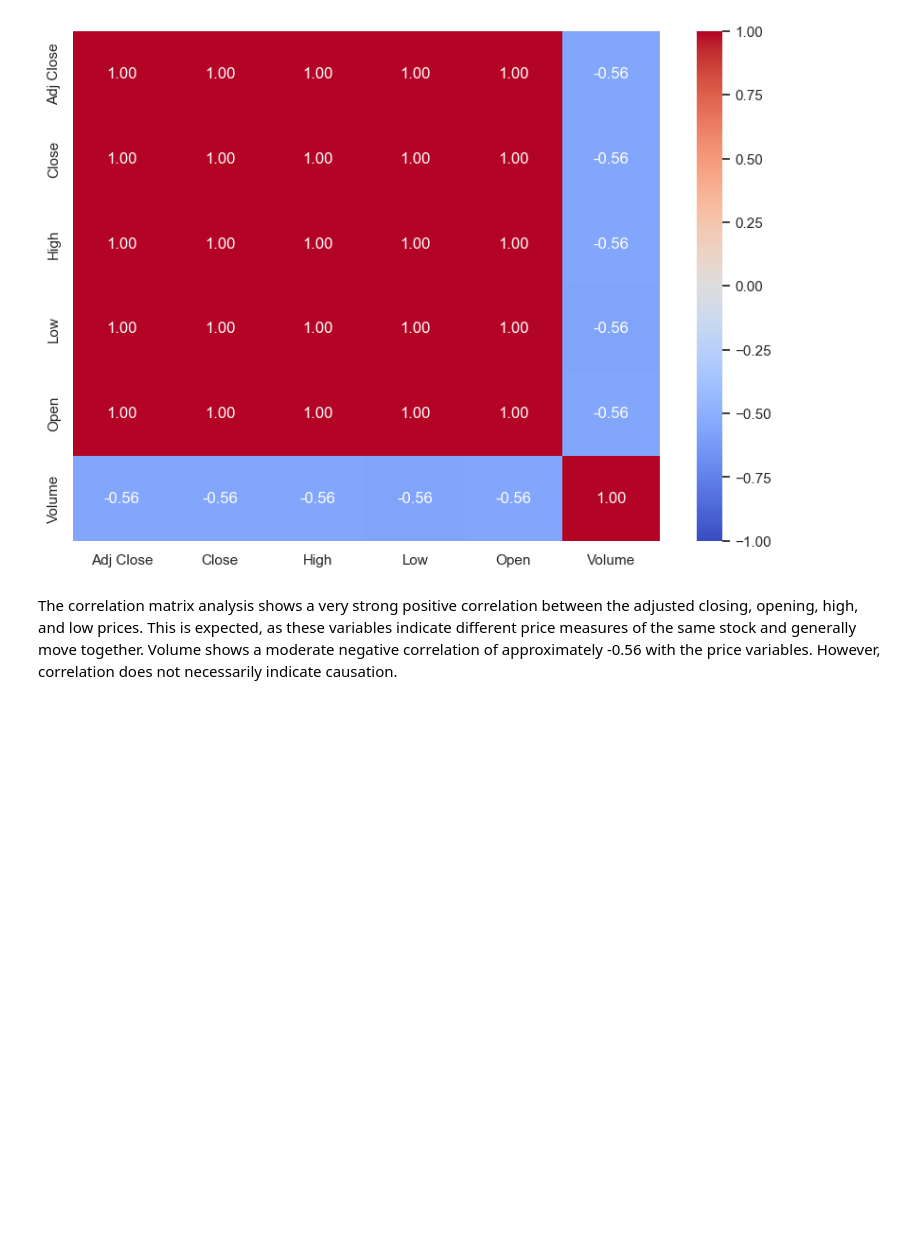
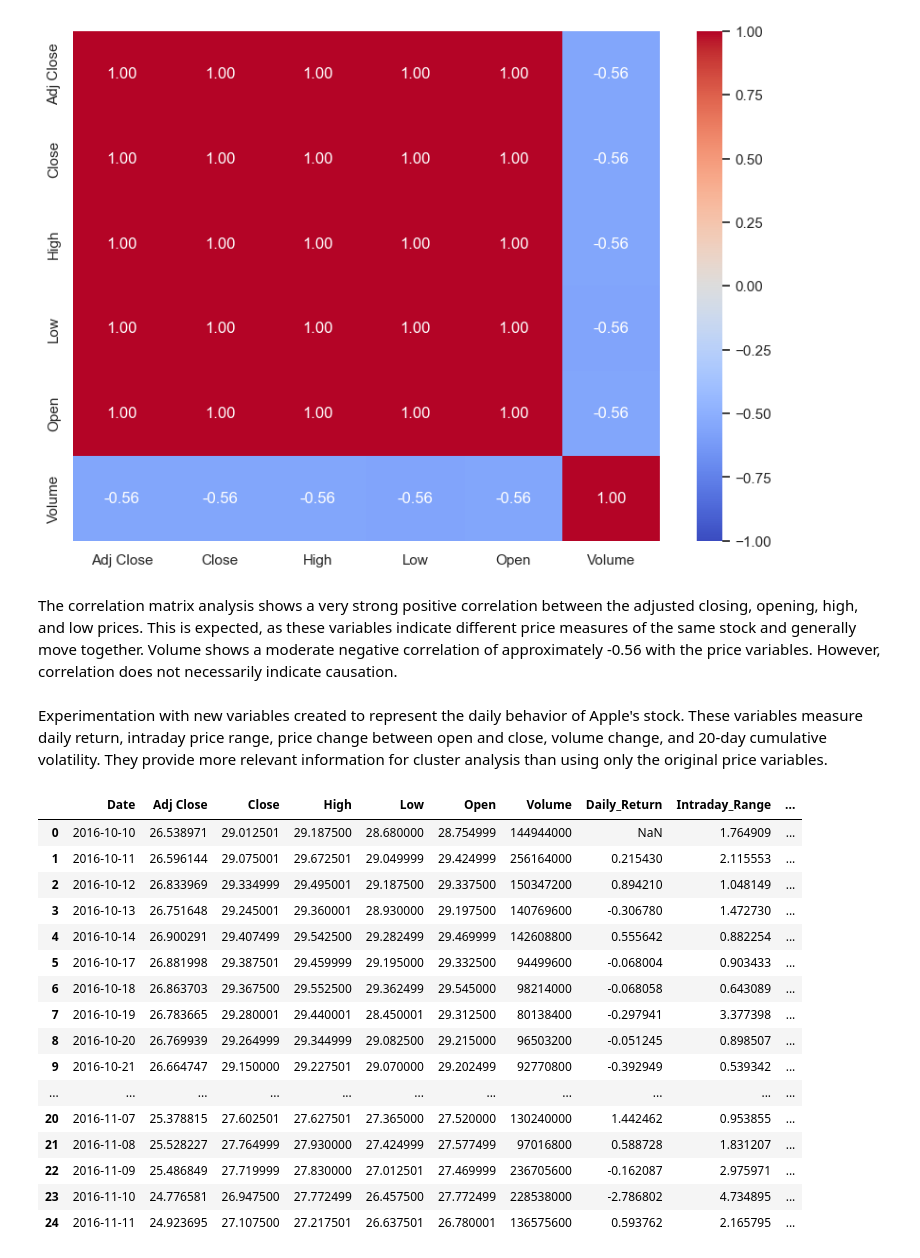
Before and after one commit to 2026228-dev/CA1MLB-2026228, a Jupyter notebook: AAPL.ipynb, the cells around one changed output. Cells and saved outputs as stored; diff of their text form; code cells hidden in the pictures; blank space fills up the shorter version.

```diff
--- a/AAPL.ipynb
+++ b/AAPL.ipynb
@@ -253,3 +254,52 @@ sns.heatmap(
 [figure]
 # %% [markdown]
 The correlation matrix analysis shows a very strong positive correlation between the adjusted closing, opening, high, and low prices. This is expected, as these variables indicate different price measures of the same stock and generally move together. Volume shows a moderate negative correlation of approximately -0.56 with the price variables. However, correlation does not necessarily indicate causation.
+# %% [markdown]
+Experimentation with new variables created to represent the daily behavior of Apple's stock. These variables measure daily return, intraday price range, price change between open and close, volume change, and 20-day cumulative volatility. They provide more relevant information for cluster analysis than using only the original price variables.
+# %%
+# Create a copy of the original dataset
+data_features = data.copy()
+
+# Daily percentage return
+data_features["Daily_Return"] = data_features["Adj Close"].pct_change() * 100
+
+# Difference between the highest and lowest price of the day
+data_features["Intraday_Range"] = (
+    (data_features["High"] - data_features["Low"])
+    / data_features["Open"]
+) * 100
+
+# Percentage change between opening and closing prices
+data_features["Open_Close_Change"] = (
+    (data_features["Close"] - data_features["Open"])
+    / data_features["Open"]
+) * 100
+
+# Daily percentage change in trading volume
+data_features["Volume_Change"] = data_features["Volume"].pct_change() * 100
+
+# Price volatility over a 20-trading-day window
+data_features["Rolling_Volatility"] = (
+    data_features["Daily_Return"].rolling(window=20).std()
+)
+
+# Display the first 25 rows
+data_features.head(25)
+# %% [output]
+|  | Date | Adj Close | Close | High | Low | Open | Volume | Daily_Return | Intraday_Range | ... |
+| 0 | 2016-10-10 | 26.538971 | 29.012501 | 29.187500 | 28.680000 | 28.754999 | 144944000 | NaN | 1.764909 | ... |
+| 1 | 2016-10-11 | 26.596144 | 29.075001 | 29.672501 | 29.049999 | 29.424999 | 256164000 | 0.215430 | 2.115553 | ... |
+| 2 | 2016-10-12 | 26.833969 | 29.334999 | 29.495001 | 29.187500 | 29.337500 | 150347200 | 0.894210 | 1.048149 | ... |
+| 3 | 2016-10-13 | 26.751648 | 29.245001 | 29.360001 | 28.930000 | 29.197500 | 140769600 | -0.306780 | 1.472730 | ... |
+| 4 | 2016-10-14 | 26.900291 | 29.407499 | 29.542500 | 29.282499 | 29.469999 | 142608800 | 0.555642 | 0.882254 | ... |
+| 5 | 2016-10-17 | 26.881998 | 29.387501 | 29.459999 | 29.195000 | 29.332500 | 94499600 | -0.068004 | 0.903433 | ... |
+| 6 | 2016-10-18 | 26.863703 | 29.367500 | 29.552500 | 29.362499 | 29.545000 | 98214000 | -0.068058 | 0.643089 | ... |
+| 7 | 2016-10-19 | 26.783665 | 29.280001 | 29.440001 | 28.450001 | 29.312500 | 80138400 | -0.297941 | 3.377398 | ... |
+| 8 | 2016-10-20 | 26.769939 | 29.264999 | 29.344999 | 29.082500 | 29.215000 | 96503200 | -0.051245 | 0.898507 | ... |
+| 9 | 2016-10-21 | 26.664747 | 29.150000 | 29.227501 | 29.070000 | 29.202499 | 92770800 | -0.392949 | 0.539342 | ... |
+| ... | ... | ... | ... | ... | ... | ... | ... | ... | ... | ... |
+| 20 | 2016-11-07 | 25.378815 | 27.602501 | 27.627501 | 27.365000 | 27.520000 | 130240000 | 1.442462 | 0.953855 | ... |
+| 21 | 2016-11-08 | 25.528227 | 27.764999 | 27.930000 | 27.424999 | 27.577499 | 97016800 | 0.588728 | 1.831207 | ... |
+| 22 | 2016-11-09 | 25.486849 | 27.719999 | 27.830000 | 27.012501 | 27.469999 | 236705600 | -0.162087 | 2.975971 | ... |
+| 23 | 2016-11-10 | 24.776581 | 26.947500 | 27.772499 | 26.457500 | 27.772499 | 228538000 | -2.786802 | 4.734895 | ... |
+| 24 | 2016-11-11 | 24.923695 | 27.107500 | 27.217501 | 26.637501 | 26.780001 | 136575600 | 0.593762 | 2.165795 | ... |
```
Also changed, not shown: parts of 7 cells of this notebook.
